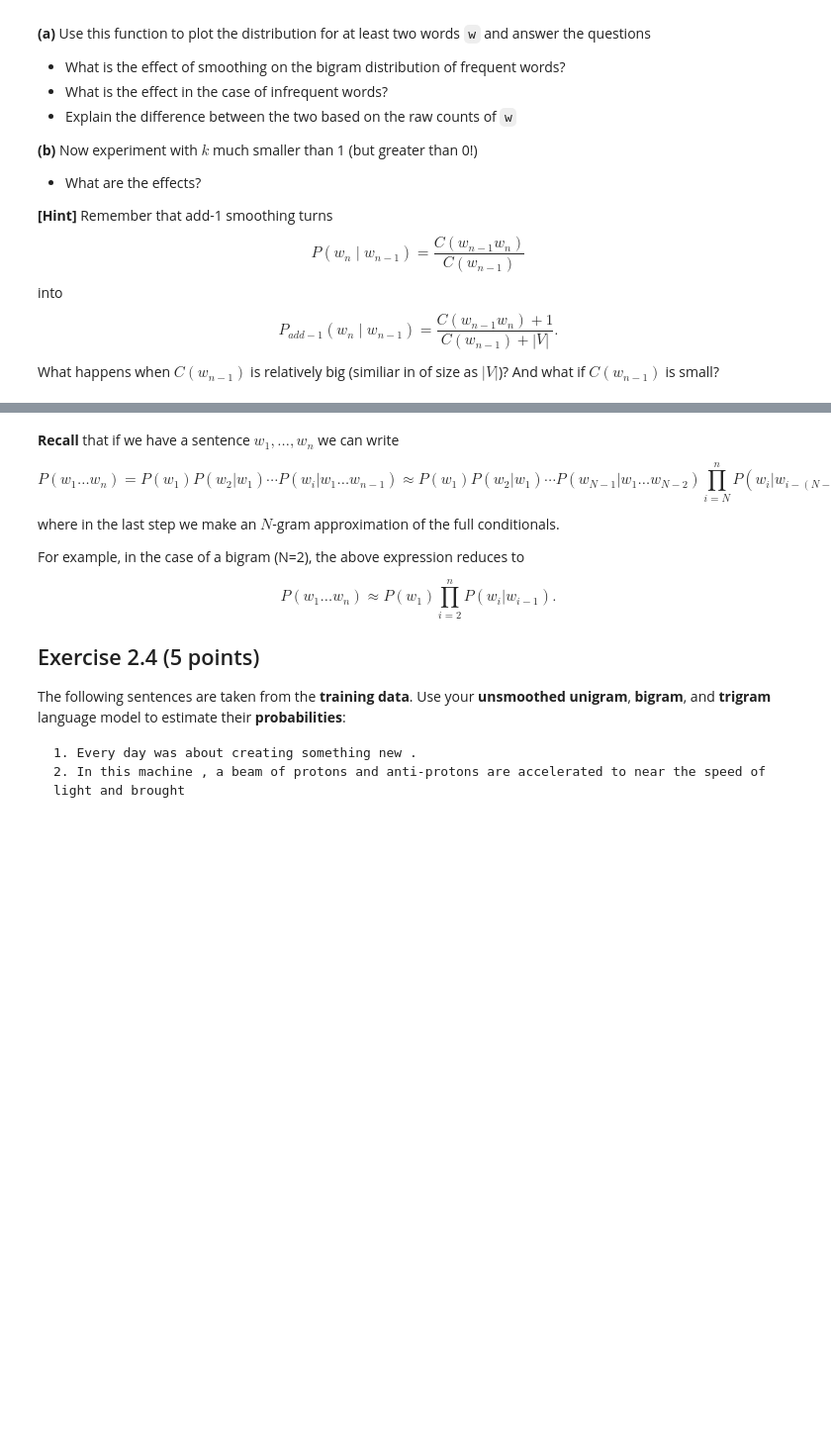
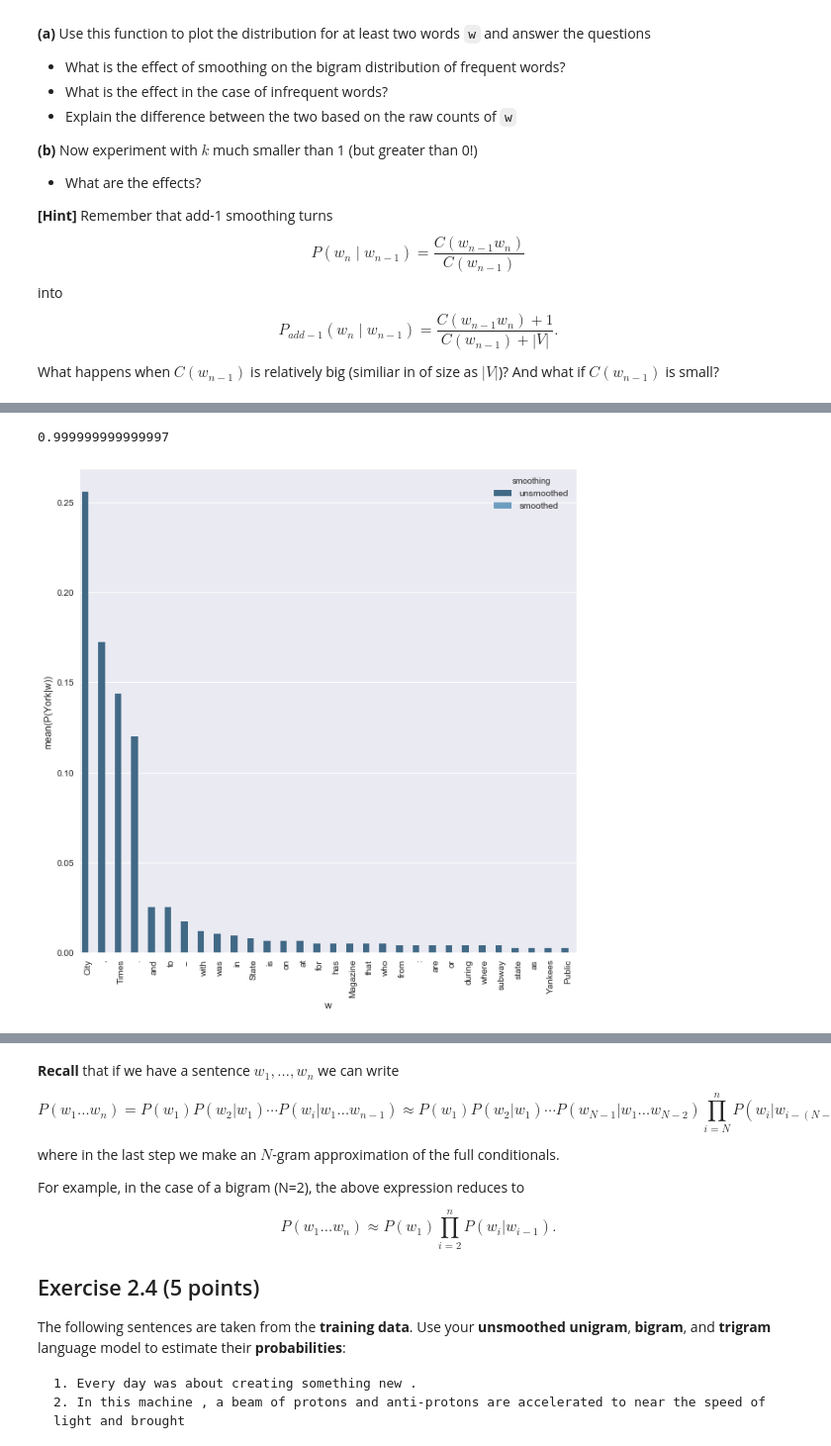
Before and after one commit to JappaB/NLP1, a Jupyter notebook: lab1.ipynb, the cells around one changed output, grey strips where cells are left out. Shown: that part at 99% size. Saved outputs shown, nothing was run; the diff lists cells and outputs as text; code cells hidden in the pictures; blank space fills up the shorter version.

```diff
--- a/lab1.ipynb
+++ b/lab1.ipynb
@@ -712,0 +768,9 @@ YOUR ANSWERS HERE
+# %%
+plot_bigram_dist("York", bigram, smoothbigram)
+
+# Explain the difference between the two based on the raw counts of w.
+# TODO: Die raw counts, onderstaande klopt niet.
+print(sum(bigram['York'].values()))
+# %% [output]
+0.999999999999997
+[figure, added]
```
Also changed, not shown: parts of 26 cells of this notebook.
